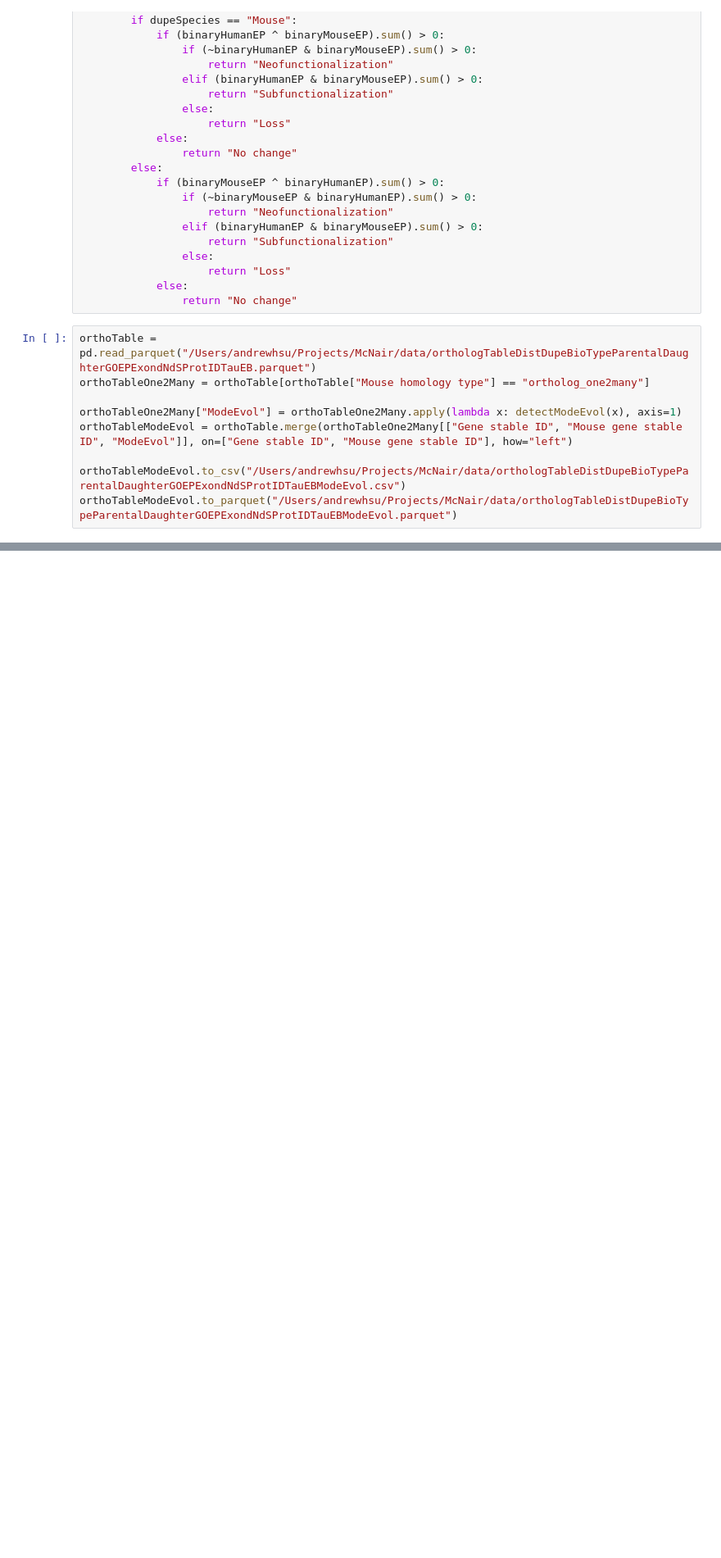
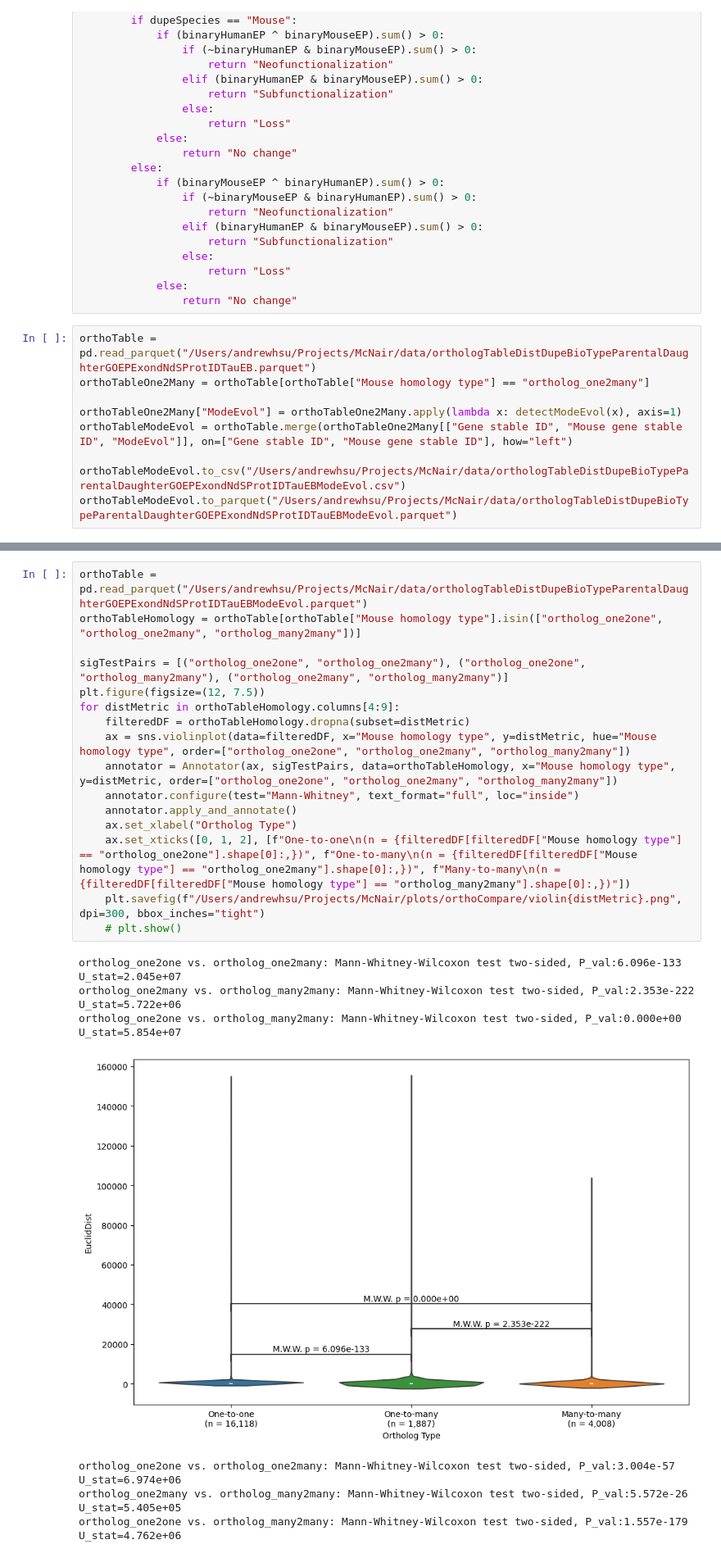
Before and after one commit to AndrewH72/Gene-Duplication, a Jupyter notebook: scripts/dataAnalysis.ipynb, the cells around one changed output, grey strips where cells are left out. Shown at 82% size. Drawn from its saved outputs; the diff is of its cells as text; blank space fills up the shorter version.

```diff
--- a/scripts/dataAnalysis.ipynb
+++ b/scripts/dataAnalysis.ipynb
@@ -1482,0 +1496,24 @@ orthoTableModeEvol.to_parquet("/Users/andrewhsu/Projects/McNair/data/orthologTab
+# %%
+orthoTable = pd.read_parquet("/Users/andrewhsu/Projects/McNair/data/orthologTableDistDupeBioTypeParentalDaughterGOEPExondNdSProtIDTauEBModeEvol.parquet")
+orthoTableHomology = orthoTable[orthoTable["Mouse homology type"].isin(["ortholog_one2one", "ortholog_one2many", "ortholog_many2many"])]
+
+sigTestPairs = [("ortholog_one2one", "ortholog_one2many"), ("ortholog_one2one", "ortholog_many2many"), ("ortholog_one2many", "ortholog_many2many")]
+plt.figure(figsize=(12, 7.5))
+for distMetric in orthoTableHomology.columns[4:9]:
+    filteredDF = orthoTableHomology.dropna(subset=distMetric)
+    ax = sns.violinplot(data=filteredDF, x="Mouse homology type", y=distMetric, hue="Mouse homology type", order=["ortholog_one2one", "ortholog_one2many", "ortholog_many2many"])
+    annotator = Annotator(ax, sigTestPairs, data=orthoTableHomology, x="Mouse homology type", y=distMetric, order=["ortholog_one2one", "ortholog_one2many", "ortholog_many2many"])
+    annotator.configure(test="Mann-Whitney", text_format="full", loc="inside")
+    annotator.apply_and_annotate()
+    ax.set_xlabel("Ortholog Type")
+    ax.set_xticks([0, 1, 2], [f"One-to-one\n(n = {filteredDF[filteredDF["Mouse homology type"] == "ortholog_one2one"].shape[0]:,})", f"One-to-many\n(n = {filteredDF[filteredDF["Mouse homology type"] == "ortholog_one2many"].shape[0]:,})", f"Many-to-many\n(n = {filteredDF[filteredDF["Mouse homology type"] == "ortholog_many2many"].shape[0]:,})"])
+    plt.savefig(f"/Users/andrewhsu/Projects/McNair/plots/orthoCompare/violin{distMetric}.png", dpi=300, bbox_inches="tight")
+    # plt.show()
+# %% [output]
+ortholog_one2one vs. ortholog_one2many: Mann-Whitney-Wilcoxon test two-sided, P_val:6.096e-133 U_stat=2.045e+07
+ortholog_one2many vs. ortholog_many2many: Mann-Whitney-Wilcoxon test two-sided, P_val:2.353e-222 U_stat=5.722e+06
+ortholog_one2one vs. ortholog_many2many: Mann-Whitney-Wilcoxon test two-sided, P_val:0.000e+00 U_stat=5.854e+07
+[figure, added]
+ortholog_one2one vs. ortholog_one2many: Mann-Whitney-Wilcoxon test two-sided, P_val:3.004e-57 U_stat=6.974e+06
+ortholog_one2many vs. ortholog_many2many: Mann-Whitney-Wilcoxon test two-sided, P_val:5.572e-26 U_stat=5.405e+05
+ortholog_one2one vs. ortholog_many2many: Mann-Whitney-Wilcoxon test two-sided, P_val:1.557e-179 U_stat=4.762e+06
```
Also changed, not shown: parts of 12 cells of this notebook, 39 other files.
